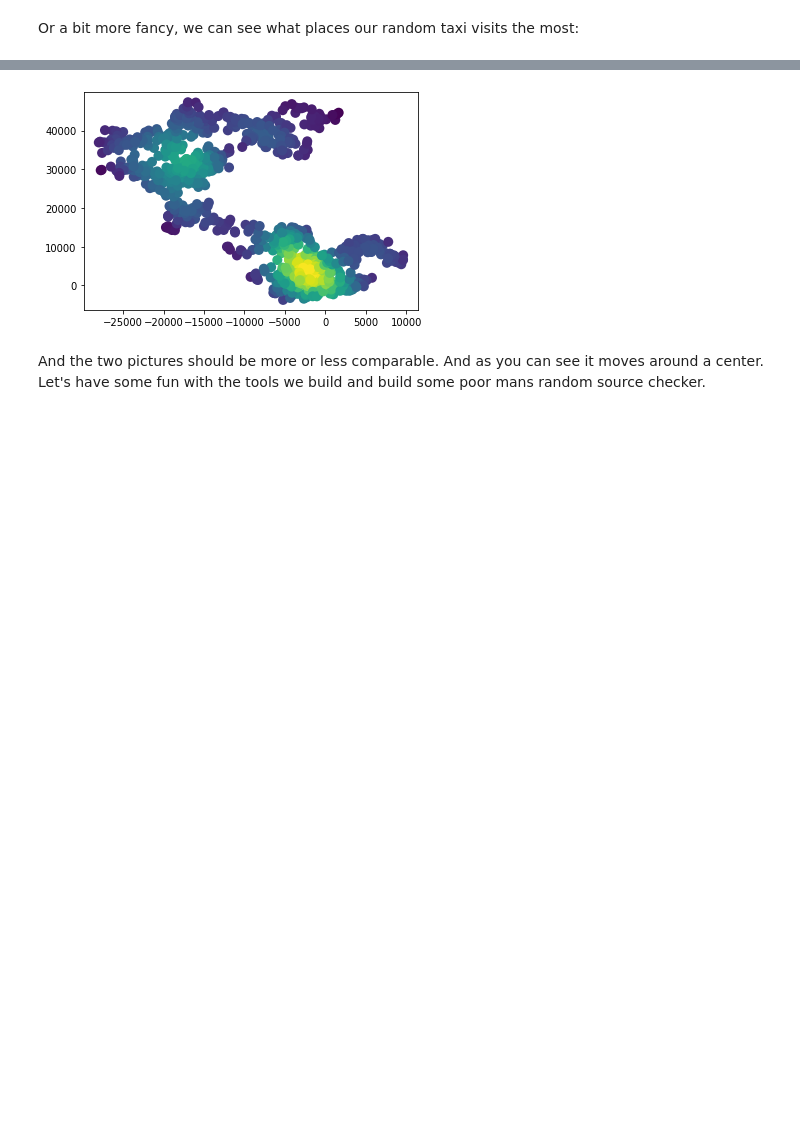
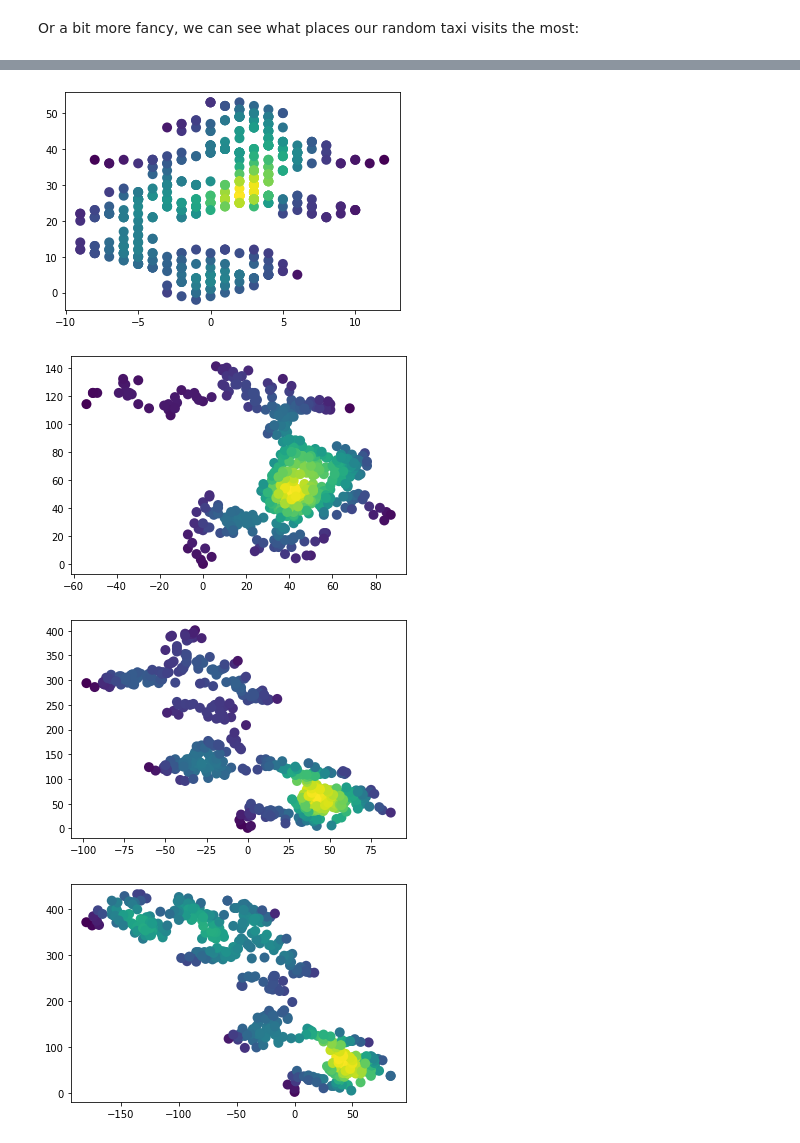
Before and after one commit to edgarklerks/some_musings, a Jupyter notebook: Some_algebraic_structure_of_python_generators.ipynb, the cells around one changed output, grey strips where cells are left out. Drawn from its saved outputs; the diff is of its cells as text; code cells hidden in the pictures; blank space fills up the shorter version.

```diff
--- a/Some_algebraic_structure_of_python_generators.ipynb
+++ b/Some_algebraic_structure_of_python_generators.ipynb
@@ -221,8 +226,8 @@ def fold(f,s,g):
         s = f(s,x)
         yield s
 
-def taxi(pos = np.array([0,0])):
-    yield from fold(lambda current_pos,direction: np.add(current_pos,direction),pos,taxiMovements())
+def taxi(pos = np.array([0,0]),seed = seed, cabDirections = defaultCabDirections):
+    yield from fold(lambda current_pos,direction: np.add(current_pos,direction),pos,taxiMovements(cabDirections, seed))
 # %%
 observe(10,taxi())
 # %% [output]
@@ -299,12 +313,16 @@ Now something funny will happen, because it is a random stream, there shouldn't
 # %%
 import sys
 # We are playing with generators, so we want this to be a bit higher.
-sys.setrecursionlimit(10000)
-compressionRatio = 100
-x,y = observeArray(1000, compress(compressionRatio, taxi())).T
+sys.setrecursionlimit(100000)
+def compressCab(compressionRatio, plot = densityScatterPlot, steps = steps, pos = np.array([0,0]),seed = seed, cabDirections = defaultCabDirections):
+    compressedTaxicab = compress(compressionRatio, taxi(pos,seed,cabDirections))
+    cx,cy = observeArray(steps, compressedTaxicab).T
+    plot(cx,cy)
-# %%
-densityScatterPlot(x,y)
-# %% [output]
-[figure, removed]
-# %% [markdown]
-And the two pictures should be more or less comparable. And as you can see it moves around a center.  Let's have some fun with the tools we build and build some poor mans random source checker.
+# %%
+for ratio in range(1, 200, 20):
+    compressCab(ratio, plot = densityScatterPlot)
+# %% [output]
+[figure, added]
+[figure, added]
+[figure, added]
+[figure, added]
```
Also changed, not shown: parts of 21 cells of this notebook, 1 other file.
